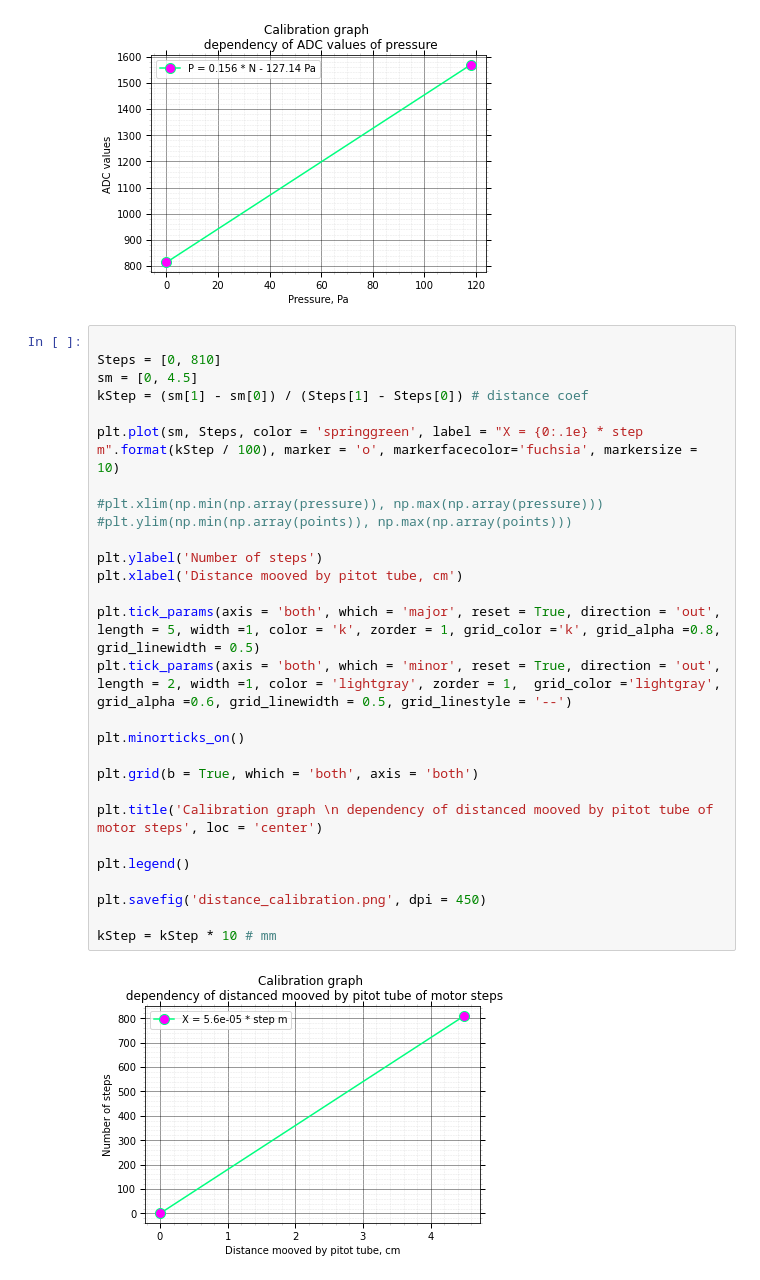
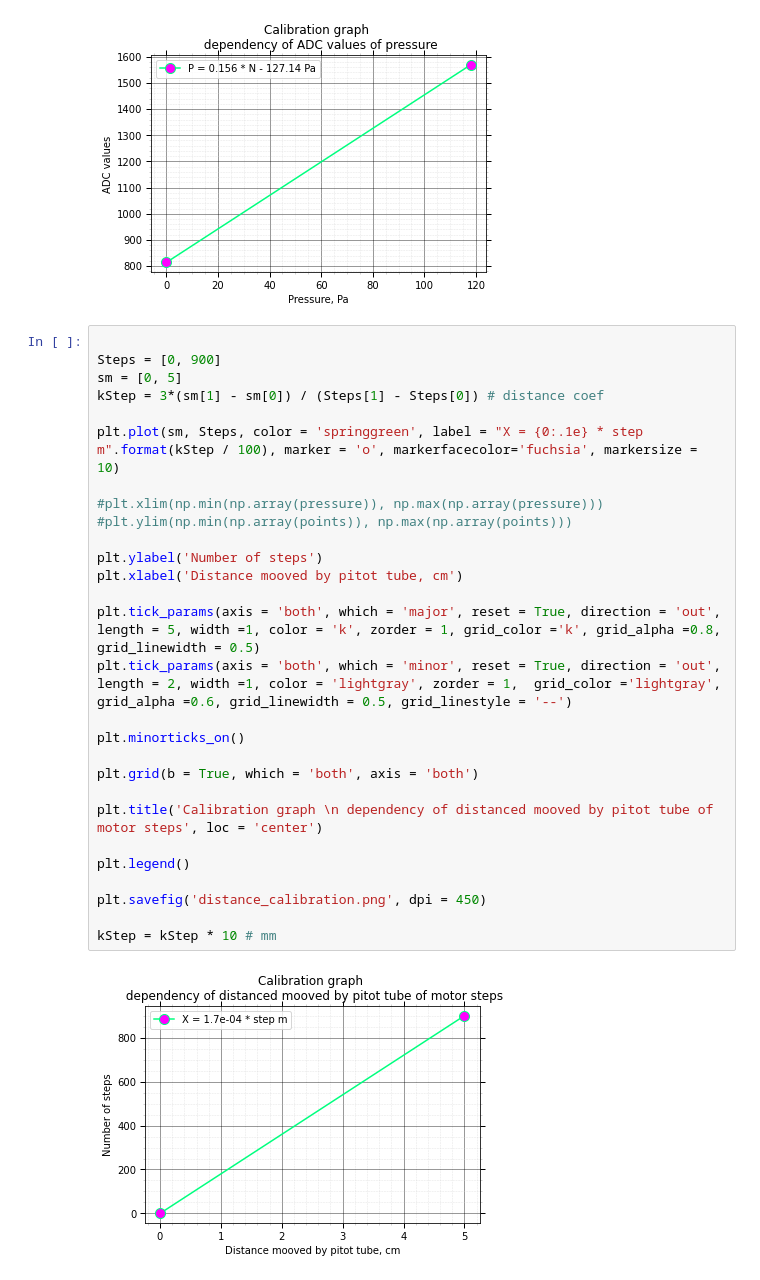
Before and after one commit to 0-markz/get_jet, a Jupyter notebook: get_jjet.ipynb, the cells around one changed output. Drawn from its saved outputs; the diff is of its cells as text.

```diff
--- a/get_jjet.ipynb
+++ b/get_jjet.ipynb
@@ -92,34 +92,34 @@ plt.savefig('pressure_calibration.png', dpi = 450)
 [figure]
 # %%
 
-Steps = [0, 810]
-sm = [0, 4.5]
-kStep = (sm[1] - sm[0]) / (Steps[1] - Steps[0]) # distance coef
+Steps = [0, 900]
+sm = [0, 5]
+kStep = 3*(sm[1] - sm[0]) / (Steps[1] - Steps[0]) # distance coef
 
 plt.plot(sm, Steps, color = 'springgreen', label = "X = {0:.1e} * step m".format(kStep / 100), marker = 'o', markerfacecolor='fuchsia', markersize = 10)
 
 #plt.xlim(np.min(np.array(pressure)), np.max(np.array(pressure)))
 #plt.ylim(np.min(np.array(points)), np.max(np.array(points)))
 
 plt.ylabel('Number of steps')
 plt.xlabel('Distance mooved by pitot tube, cm')
 
 plt.tick_params(axis = 'both', which = 'major', reset = True, direction = 'out', length = 5, width =1, color = 'k', zorder = 1, grid_color ='k', grid_alpha =0.8, grid_linewidth = 0.5)
 plt.tick_params(axis = 'both', which = 'minor', reset = True, direction = 'out', length = 2, width =1, color = 'lightgray', zorder = 1,  grid_color ='lightgray', grid_alpha =0.6, grid_linewidth = 0.5, grid_linestyle = '--')
 
 plt.minorticks_on()
 
 plt.grid(b = True, which = 'both', axis = 'both')
 
 plt.title('Calibration graph \n dependency of distanced mooved by pitot tube of motor steps', loc = 'center')
 
 plt.legend()
 
 plt.savefig('distance_calibration.png', dpi = 450)
 
 kStep = kStep * 10 # mm
 # %% [output]
-[figure, old version]
+[figure, new version]
 # %%
 
 # Proscessing
```
Also changed, not shown: parts of 1 cell of this notebook, 4 other files.
